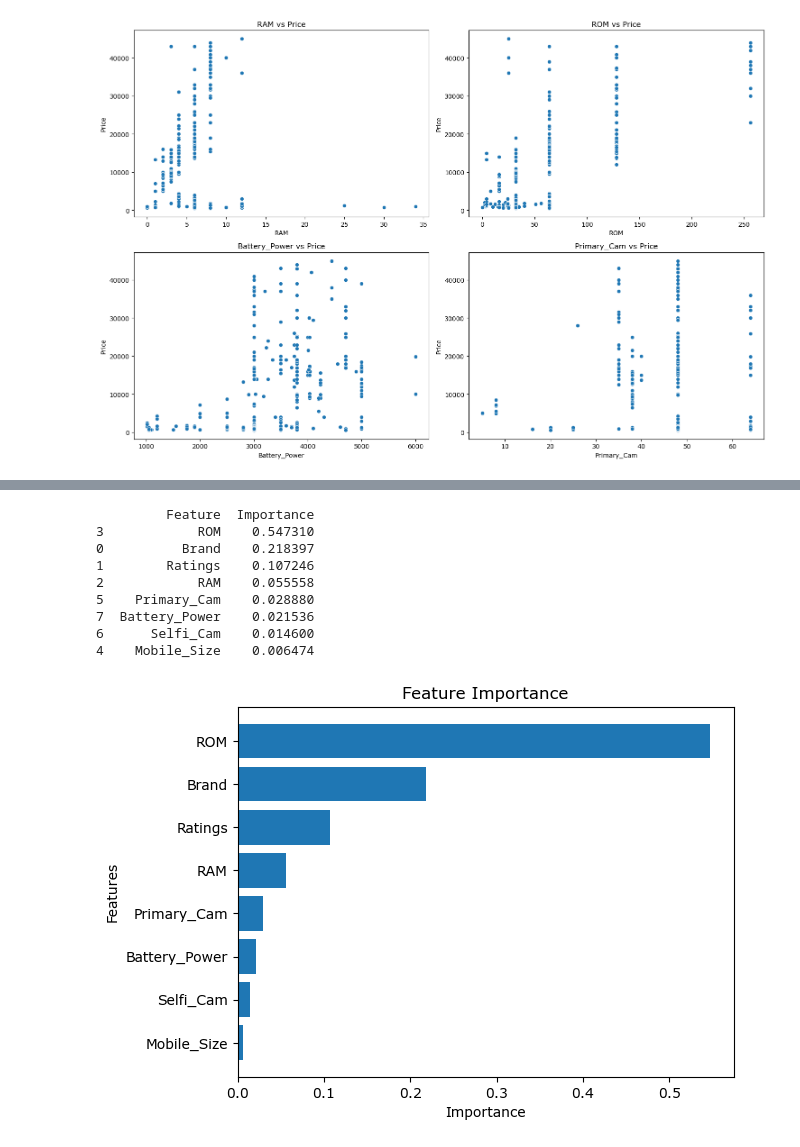
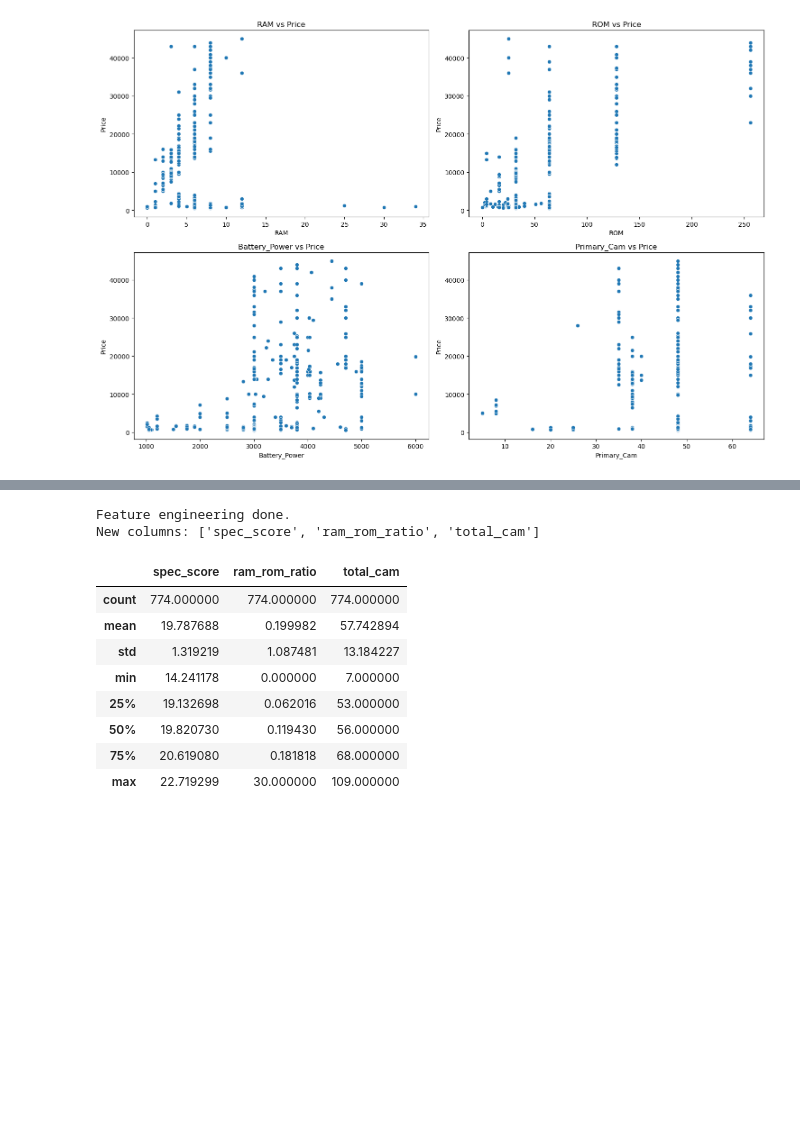
Before and after one commit to Sambram123/Smartphone-Price-Predictor, a Jupyter notebook: Smartphone_Price_Predictor.ipynb, the cells around one changed output, grey strips where cells are left out. Drawn from its saved outputs; the diff is of its cells as text; code cells hidden in the pictures; blank space fills up the shorter version.

```diff
--- a/Smartphone_Price_Predictor.ipynb
+++ b/Smartphone_Price_Predictor.ipynb
@@ -168,6 +157,0 @@ Name: Ratings, dtype: float64
-# %%
-# --- Feature engineering (additive; uses only inputs, not Price - avoids target leakage) ---
-# performance_score: joint "capability" signal from RAM, camera, and battery
-df["performance_score"] = df["RAM"] * np.sqrt(df["Primary_Cam"]) + df["Battery_Power"] / 500.0
-# value_index: spec density vs display size (larger screens often cost more; this captures specs/screen tradeoff)
-df["value_index"] = (df["RAM"] * df["ROM"]) / (df["Mobile_Size"] ** 2 + 0.1)
@@ -273,34 +158,32 @@ Accuracy Score :  87.56581123588035 %
-# %%
-# Explainability: CatBoost built-in feature importance (high mean target change / splits)
-feat_imp = pd.DataFrame({
-    "Feature": cat_model.feature_names_,
-    "Importance": cat_model.feature_importances_,
-}).sort_values("Importance", ascending=False)
-
-print(feat_imp.to_string(index=False))
-
-brand_rows = feat_imp[feat_imp["Feature"] == "Brand"]
-if len(brand_rows):
-    b_imp = brand_rows["Importance"].iloc[0]
-    pct = 100.0 * b_imp / feat_imp["Importance"].sum()
-    print(f"\n>>> Brand importance: {b_imp:.4f} (~{pct:.1f}% of total normalized importance)")
-
-plt.figure(figsize=(9, 5))
-plt.barh(feat_imp["Feature"], feat_imp["Importance"], color="#22d3ee")
-plt.xlabel("Importance")
-plt.ylabel("Feature")
-plt.title("CatBoost feature importance (includes brand premium signal)")
-plt.gca().invert_yaxis()
-plt.tight_layout()
-plt.show()
-# %% [output]
-         Feature  Importance
-3            ROM    0.547310
-0          Brand    0.218397
-1        Ratings    0.107246
-2            RAM    0.055558
-5    Primary_Cam    0.028880
-7  Battery_Power    0.021536
-6      Selfi_Cam    0.014600
-4    Mobile_Size    0.006474
-[figure, removed]
+# %%
+# ── Feature Engineering ─────────────────────────────────────────────────────
+# spec_score: composite hardware quality metric (no price info -> no leakage)
+df["spec_score"] = (
+    np.log1p(df["RAM"])
+    + np.log1p(df["ROM"])
+    + np.log1p(df["Battery_Power"])
+    + np.log1p(df["Primary_Cam"])
+    + np.log1p(df["Selfi_Cam"])
+)
+
+# RAM-to-ROM ratio: storage balance indicator
+df["ram_rom_ratio"] = df["RAM"] / (df["ROM"] + 1)
+
+# Camera total
+df["total_cam"] = df["Primary_Cam"] + df["Selfi_Cam"]
+
+print("Feature engineering done.")
+print("New columns:", ["spec_score", "ram_rom_ratio", "total_cam"])
+df[["spec_score", "ram_rom_ratio", "total_cam"]].describe()
+# %% [output]
+Feature engineering done.
+New columns: ['spec_score', 'ram_rom_ratio', 'total_cam']
+|  | spec_score | ram_rom_ratio | total_cam |
+| count | 774.000000 | 774.000000 | 774.000000 |
+| mean | 19.787688 | 0.199982 | 57.742894 |
+| std | 1.319219 | 1.087481 | 13.184227 |
+| min | 14.241178 | 0.000000 | 7.000000 |
+| 25% | 19.132698 | 0.062016 | 53.000000 |
+| 50% | 19.820730 | 0.119430 | 56.000000 |
+| 75% | 20.619080 | 0.181818 | 68.000000 |
+| max | 22.719299 | 30.000000 | 109.000000 |
```
Also changed, not shown: parts of 16 cells of this notebook, 2 other files.
